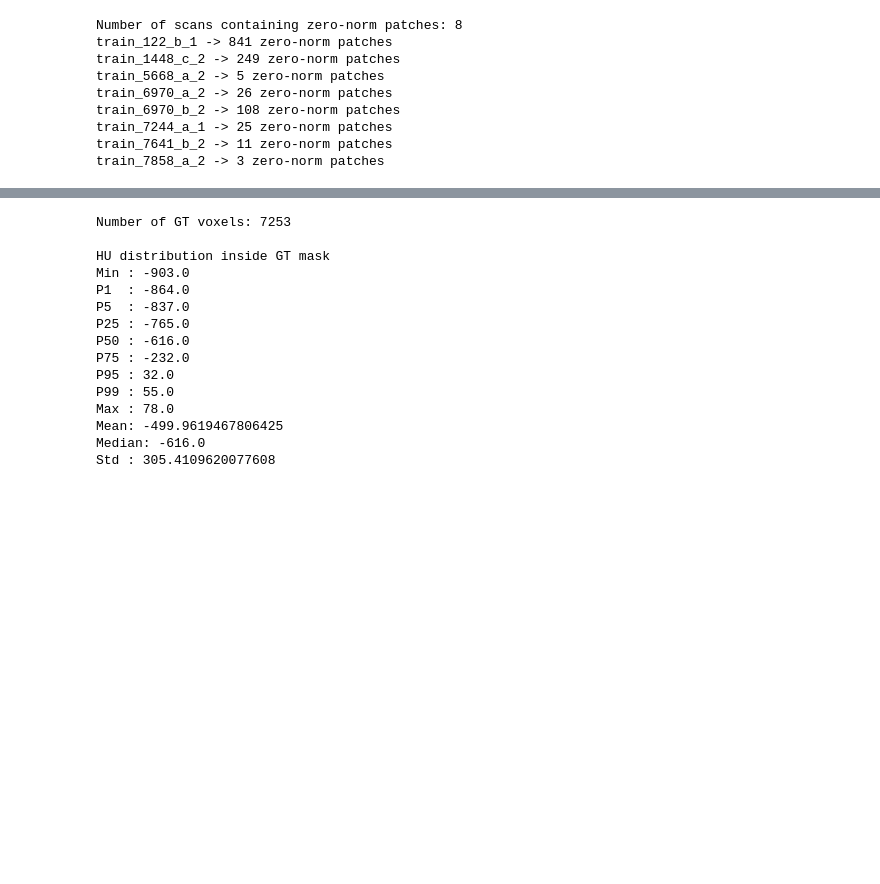
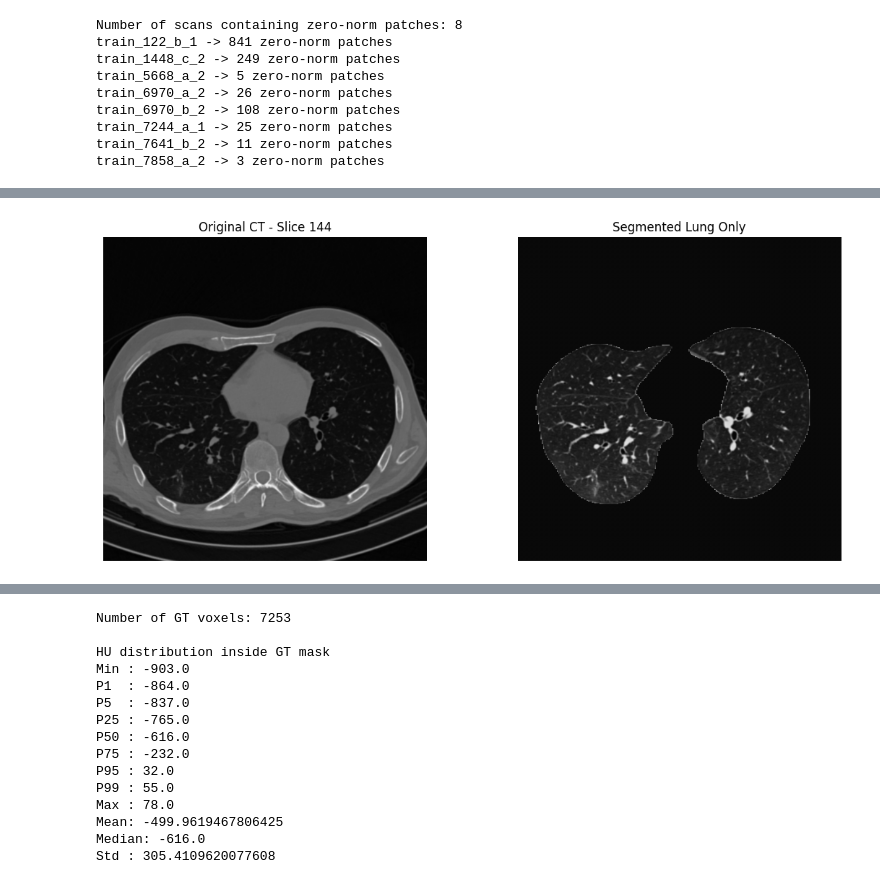
Before and after one commit to ckekula/fyp-3d-ct, a Jupyter notebook: image-processing/pipeline.ipynb, the cells around one changed output, grey strips where cells are left out. Drawn from its saved outputs; the diff is of its cells as text; code cells hidden in the pictures; blank space fills up the shorter version.

```diff
--- a/image-processing/pipeline.ipynb
+++ b/image-processing/pipeline.ipynb
@@ -841,0 +1029,8 @@ KeyboardInterrupt:
+# %%
+from lungmask import LMInferer
+import SimpleITK as sitk
+
+inferer = LMInferer()
+
+input_image = sitk.ReadImage("/home/chest_ct/code/data/data_volumes/dataset/train_fixed/train_122_b_1.nii.gz")
+segmentation = inferer.apply(input_image)
@@ -841,0 +1039,76 @@ KeyboardInterrupt:
+# %%
+import numpy as np
+import matplotlib.pyplot as plt
+import SimpleITK as sitk
+
+
+# Convert CT to numpy
+ct = sitk.GetArrayFromImage(input_image)
+
+# Binary lung mask
+mask = segmentation > 0
+
+
+# Find widest lung slice
+slice_sizes = mask.sum(axis=(1,2))
+
+slice_idx = np.argmax(slice_sizes)
+
+print("Widest slice:", slice_idx)
+
+
+
+# Extract slices
+ct_slice = ct[slice_idx]
+mask_slice = mask[slice_idx]
+
+
+
+# Apply mask to CT
+lung_only_slice = ct_slice.copy()
+
+lung_only_slice[~mask_slice] = -1000
+
+
+
+# Visualize
+plt.figure(figsize=(12,5))
+
+
+# Original CT
+
+plt.subplot(1,2,1)
+
+plt.imshow(
+    ct_slice,
+    cmap="gray"
+)
+
+plt.title(
+    f"Original CT - Slice {slice_idx}"
+)
+
+plt.axis("off")
+
+
+
+# Segmented lung only
+
+plt.subplot(1,2,2)
+
+plt.imshow(
+    lung_only_slice,
+    cmap="gray"
+)
+
+plt.title(
+    "Segmented Lung Only"
+)
+
+plt.axis("off")
+
+
+plt.tight_layout()
+
+plt.show()
+# %% [output]
@@ -841,0 +1116 @@ KeyboardInterrupt:
+[figure, added]
```
Also changed, not shown: parts of 14 cells of this notebook, 9 other files.
